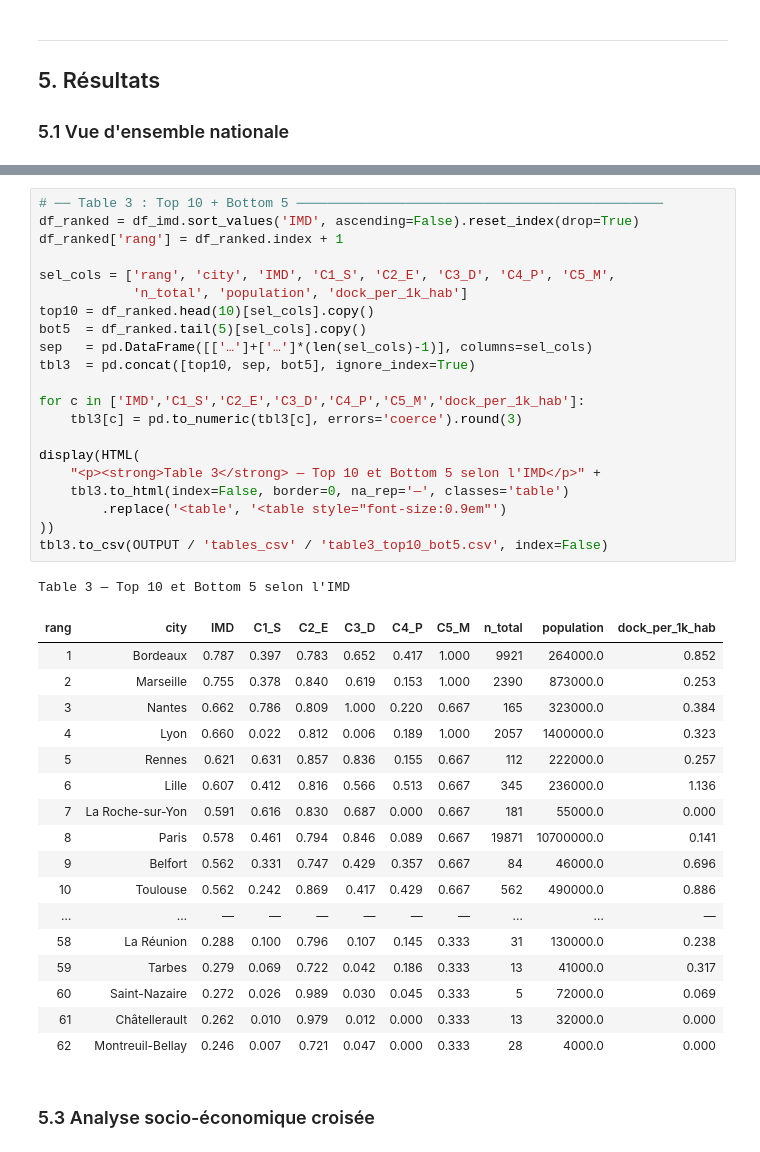
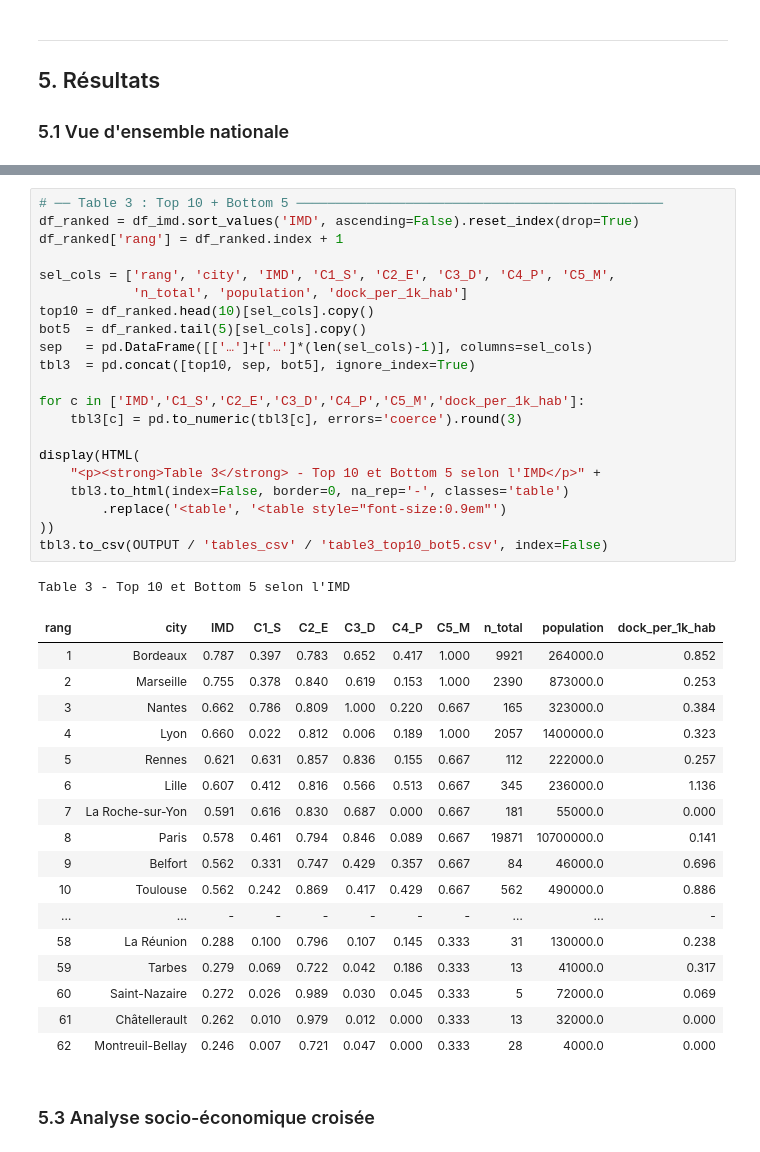
Before and after one commit to rohanfosse/bikeshare-data-explorer, a Jupyter notebook: notebooks/23_Research_Paper.ipynb, the cells around one changed output, grey strips where cells are left out. Cells and saved outputs as stored; diff of their text form.

```diff
--- a/notebooks/23_Research_Paper.ipynb
+++ b/notebooks/23_Research_Paper.ipynb
@@ -478,37 +478,37 @@ plt.show()
 # ── Table 3 : Top 10 + Bottom 5 ───────────────────────────────────────────────
 df_ranked = df_imd.sort_values('IMD', ascending=False).reset_index(drop=True)
 df_ranked['rang'] = df_ranked.index + 1
 
 sel_cols = ['rang', 'city', 'IMD', 'C1_S', 'C2_E', 'C3_D', 'C4_P', 'C5_M',
             'n_total', 'population', 'dock_per_1k_hab']
 top10 = df_ranked.head(10)[sel_cols].copy()
 bot5  = df_ranked.tail(5)[sel_cols].copy()
 sep   = pd.DataFrame([['…']+['…']*(len(sel_cols)-1)], columns=sel_cols)
 tbl3  = pd.concat([top10, sep, bot5], ignore_index=True)
 
 for c in ['IMD','C1_S','C2_E','C3_D','C4_P','C5_M','dock_per_1k_hab']:
     tbl3[c] = pd.to_numeric(tbl3[c], errors='coerce').round(3)
 
 display(HTML(
-    "<p><strong>Table 3</strong> — Top 10 et Bottom 5 selon l'IMD</p>" +
-    tbl3.to_html(index=False, border=0, na_rep='—', classes='table')
+    "<p><strong>Table 3</strong> - Top 10 et Bottom 5 selon l'IMD</p>" +
+    tbl3.to_html(index=False, border=0, na_rep='-', classes='table')
         .replace('<table', '<table style="font-size:0.9em"')
 ))
 tbl3.to_csv(OUTPUT / 'tables_csv' / 'table3_top10_bot5.csv', index=False)
 # %% [output]
-Table 3 — Top 10 et Bottom 5 selon l'IMD
+Table 3 - Top 10 et Bottom 5 selon l'IMD
 | rang | city | IMD | C1_S | C2_E | C3_D | C4_P | C5_M | n_total | population | dock_per_1k_hab |
 | 1 | Bordeaux | 0.787 | 0.397 | 0.783 | 0.652 | 0.417 | 1.000 | 9921 | 264000.0 | 0.852 |
 | 2 | Marseille | 0.755 | 0.378 | 0.840 | 0.619 | 0.153 | 1.000 | 2390 | 873000.0 | 0.253 |
 | 3 | Nantes | 0.662 | 0.786 | 0.809 | 1.000 | 0.220 | 0.667 | 165 | 323000.0 | 0.384 |
 | 4 | Lyon | 0.660 | 0.022 | 0.812 | 0.006 | 0.189 | 1.000 | 2057 | 1400000.0 | 0.323 |
 | 5 | Rennes | 0.621 | 0.631 | 0.857 | 0.836 | 0.155 | 0.667 | 112 | 222000.0 | 0.257 |
 | 6 | Lille | 0.607 | 0.412 | 0.816 | 0.566 | 0.513 | 0.667 | 345 | 236000.0 | 1.136 |
 | 7 | La Roche-sur-Yon | 0.591 | 0.616 | 0.830 | 0.687 | 0.000 | 0.667 | 181 | 55000.0 | 0.000 |
 | 8 | Paris | 0.578 | 0.461 | 0.794 | 0.846 | 0.089 | 0.667 | 19871 | 10700000.0 | 0.141 |
 | 9 | Belfort | 0.562 | 0.331 | 0.747 | 0.429 | 0.357 | 0.667 | 84 | 46000.0 | 0.696 |
 | 10 | Toulouse | 0.562 | 0.242 | 0.869 | 0.417 | 0.429 | 0.667 | 562 | 490000.0 | 0.886 |
-| … | … | — | — | — | — | — | — | … | … | — |
+| … | … | - | - | - | - | - | - | … | … | - |
 | 58 | La Réunion | 0.288 | 0.100 | 0.796 | 0.107 | 0.145 | 0.333 | 31 | 130000.0 | 0.238 |
 | 59 | Tarbes | 0.279 | 0.069 | 0.722 | 0.042 | 0.186 | 0.333 | 13 | 41000.0 | 0.317 |
 | 60 | Saint-Nazaire | 0.272 | 0.026 | 0.989 | 0.030 | 0.045 | 0.333 | 5 | 72000.0 | 0.069 |
```
Also changed, not shown: parts of 22 cells of this notebook, 32 other files.
